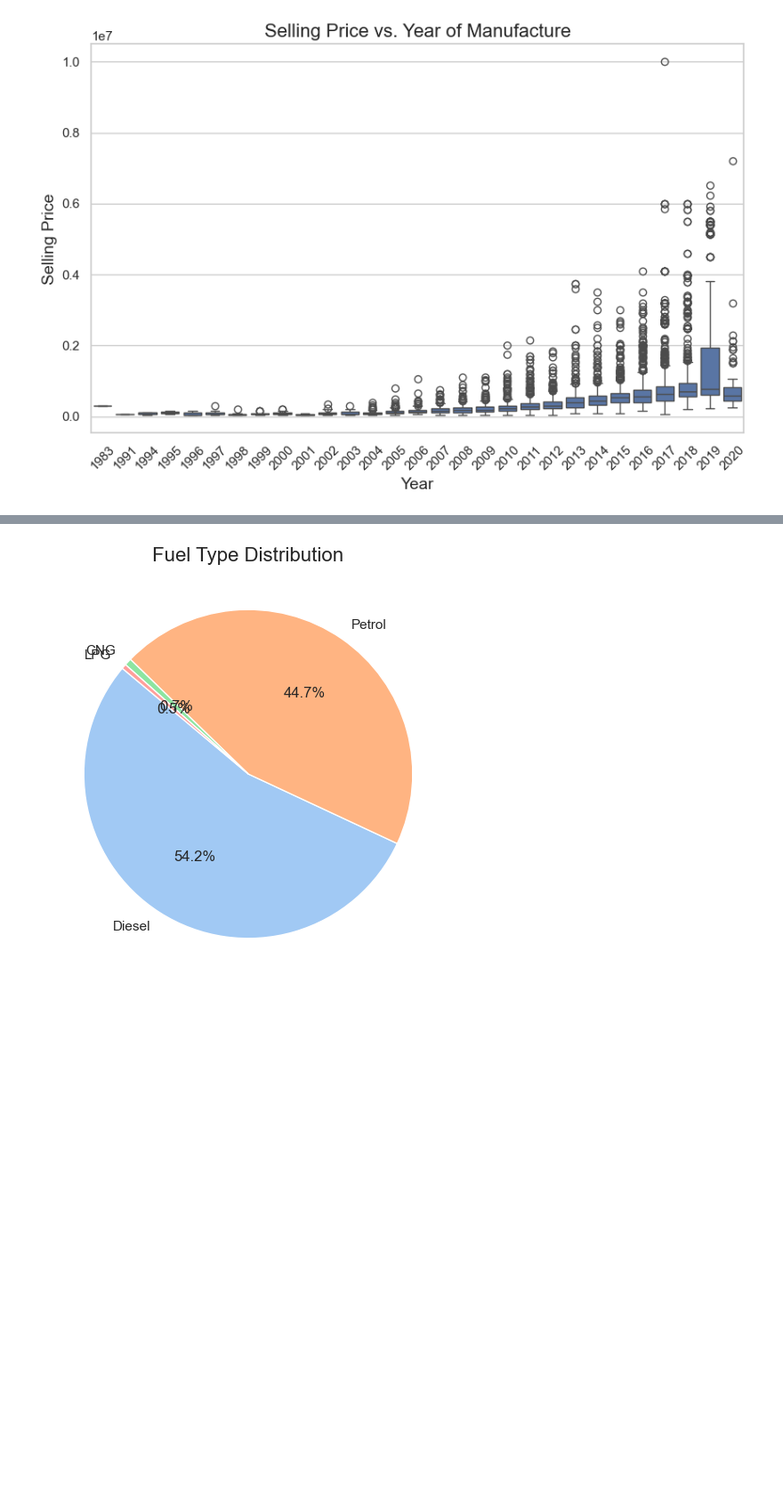
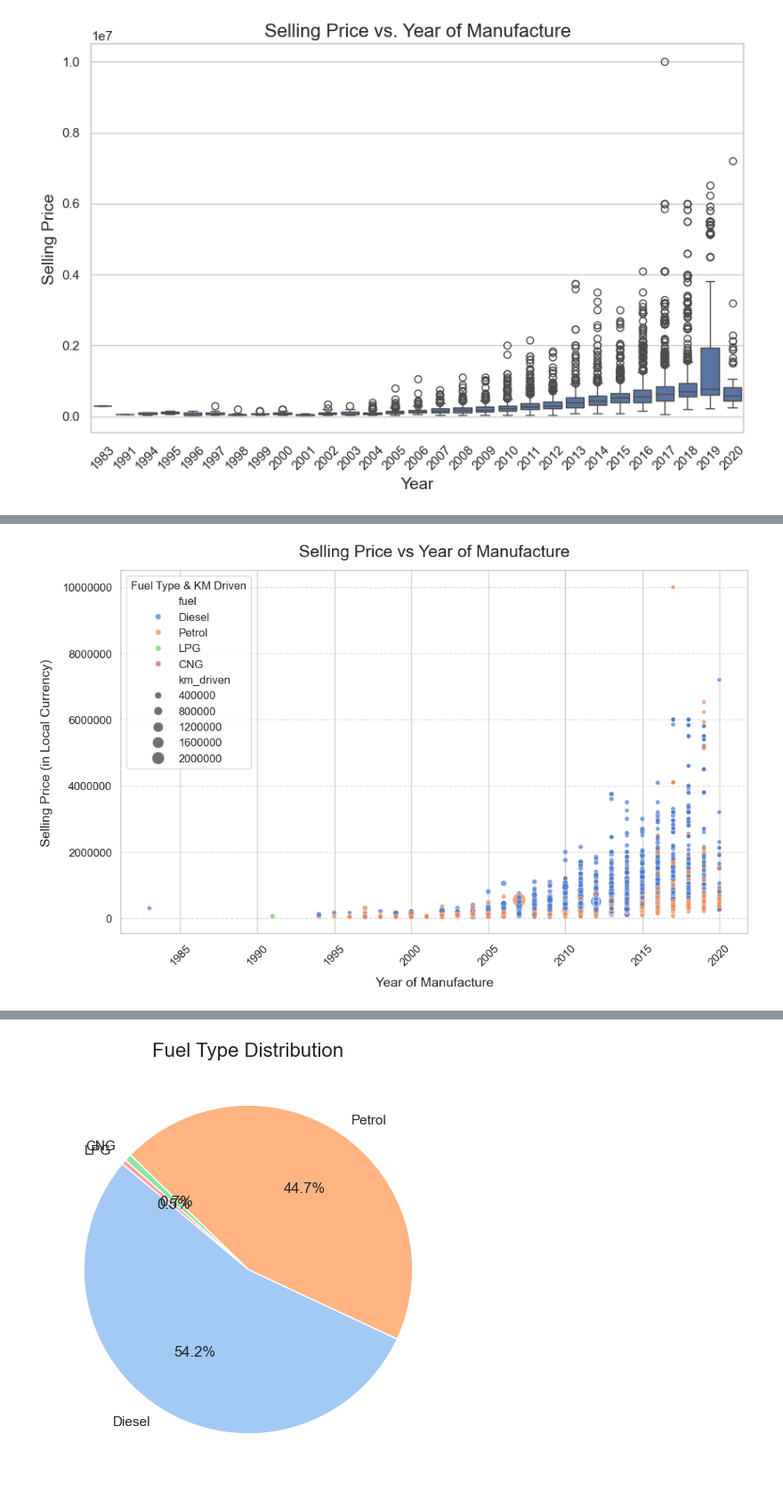
Before and after one commit to mindyxu0125/car_price_prediction_DATA1030, a Jupyter notebook: 1030project.ipynb, the cells around one changed output, grey strips where cells are left out. Shown at 89% size. Drawn from its saved outputs; the diff is of its cells as text; code cells hidden in the pictures; blank space fills up the shorter version.

```diff
--- a/1030project.ipynb
+++ b/1030project.ipynb
@@ -261,0 +279,44 @@ plt.show()
+# %%
+import matplotlib.pyplot as plt
+import seaborn as sns
+
+# Set a style
+sns.set(style='whitegrid')
+
+plt.figure(figsize=(12, 7))
+
+# Scatter plot of selling price vs year with color and size enhancements
+sns.scatterplot(
+    data=df,
+    x='year',
+    y='selling_price',
+    hue='fuel',  # Use color to indicate fuel type
+    size='km_driven',  # Use size to reflect kilometers driven
+    palette='muted',
+    sizes=(20, 200),  # Control marker sizes
+    alpha=0.7,
+    legend='brief'
+)
+
+# Add titles and labels with appropriate font sizes
+plt.title('Selling Price vs Year of Manufacture', fontsize=18, pad=15)
+plt.xlabel('Year of Manufacture', fontsize=14, labelpad=10)
+plt.ylabel('Selling Price (in Local Currency)', fontsize=14, labelpad=10)
+
+# Rotate x-axis labels for better readability
+plt.xticks(rotation=45, fontsize=12)
+plt.yticks(fontsize=12)
+
+# Disable scientific notation on the y-axis
+plt.ticklabel_format(style='plain', axis='y')
+
+# Add gridlines for clarity
+plt.grid(axis='y', linestyle='--', alpha=0.7)
+
+# Place the legend in the upper left corner
+plt.legend(loc='upper left', title='Fuel Type & KM Driven', fontsize=12)
+
+# Show the plot
+plt.show()
+# %% [output]
+[figure, added]
```
Also changed, not shown: parts of 4 cells of this notebook.
